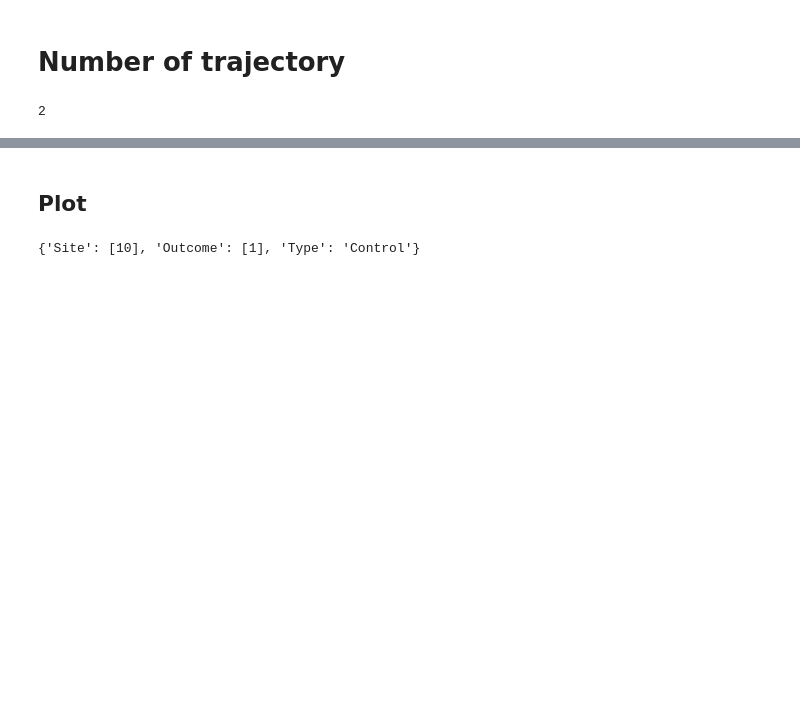
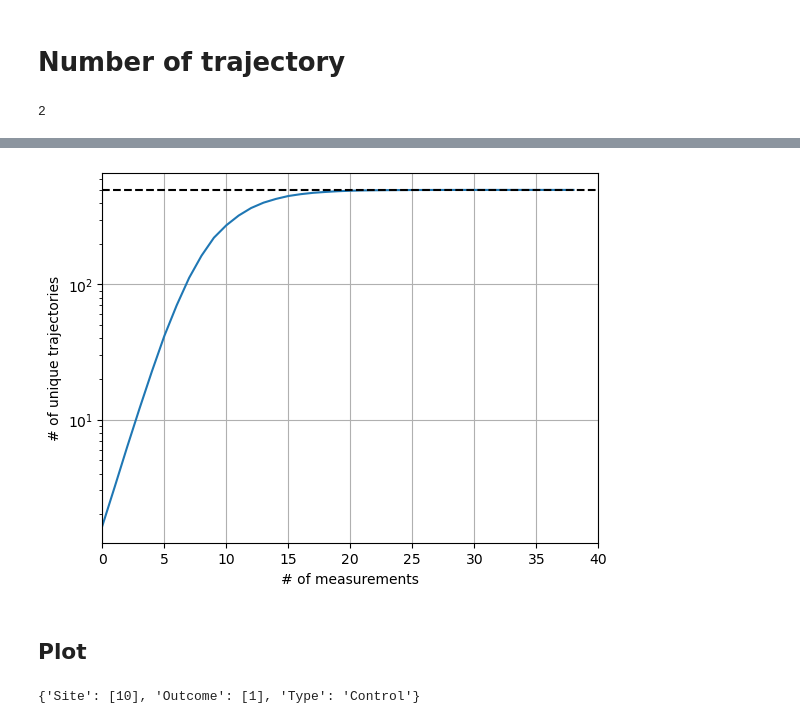
Before and after one commit to youtao1999/CT_MPS, a Jupyter notebook: FM_C_m.ipynb, the cells around one changed output, grey strips where cells are left out. Drawn from its saved outputs; the diff is of its cells as text; code cells hidden in the pictures; blank space fills up the shorter version.

```diff
--- a/FM_C_m.ipynb
+++ b/FM_C_m.ipynb
@@ -134,3 +133,14 @@ for tmax in range(1,m_map.shape[1]):
+# %%
+fig,ax=plt.subplots()
+ax.plot(num_traj_map.mean(axis=0))
+ax.set_yscale('log')
+ax.set_xlim(0,40)
+ax.set_xlabel('# of measurements')
+ax.set_ylabel('# of unique trajectories')
+ax.axhline(500,ls='--',color='k')
+ax.grid('on')
+# %% [output]
+[figure, added]
 # %%
 import matplotlib.pyplot as plt
 # %%
```
Also changed, not shown: parts of 34 cells of this notebook.
